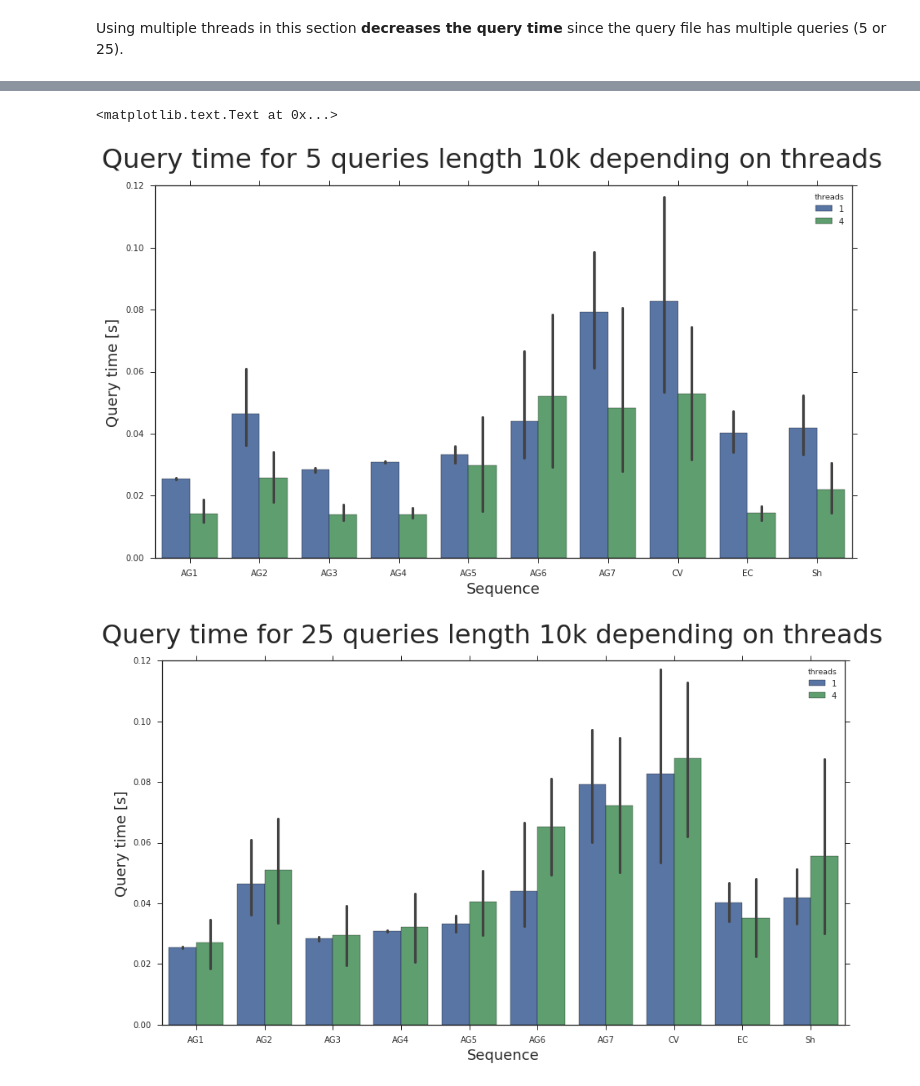
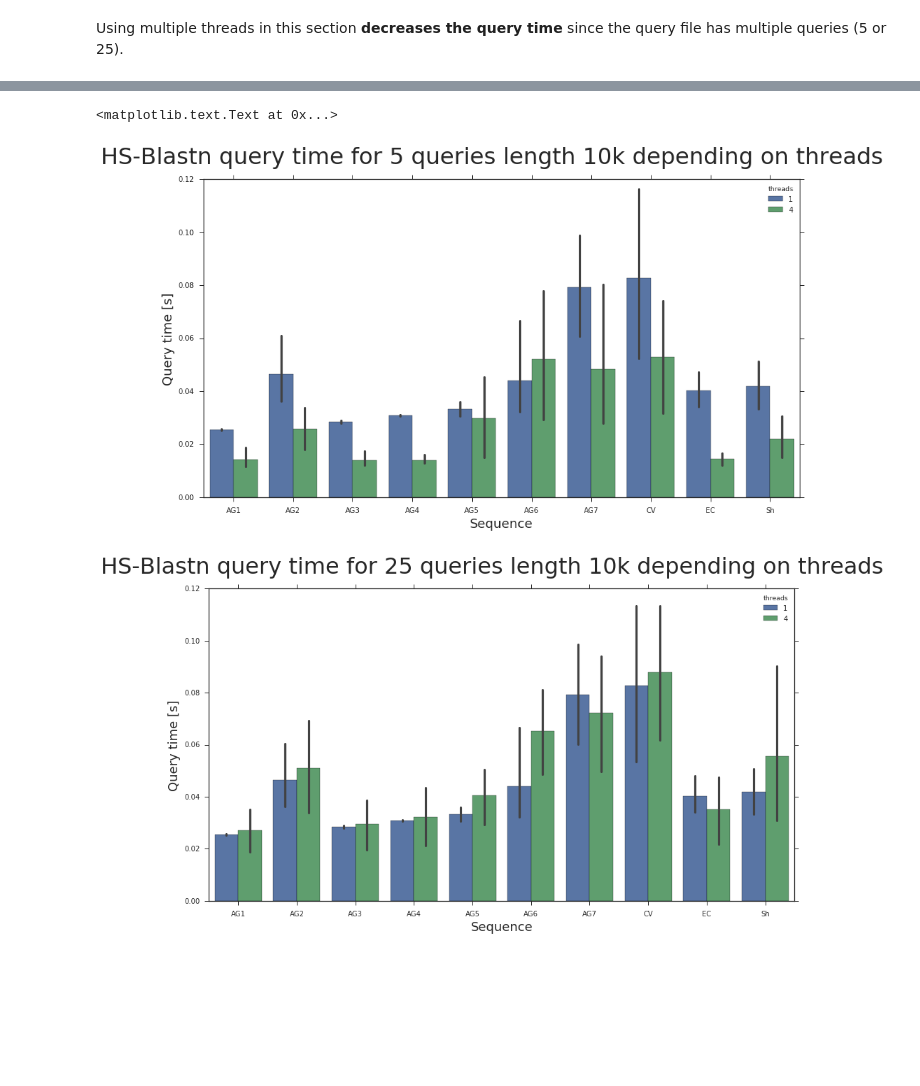
Before and after one commit to Weenkus/Phylo-research, a Jupyter notebook: results/Performance evaluation.ipynb, the cells around one changed output, grey strips where cells are left out. Cells and saved outputs as stored; diff of their text form; code cells hidden in the pictures; blank space fills up the shorter version.

```diff
--- a/results/Performance evaluation.ipynb
+++ b/results/Performance evaluation.ipynb
@@ -467,33 +560,33 @@ plt.suptitle("Query time for 25 queries length 100k depending on threads", fonts
 # %%
 multiQ_q5_t1['threads']=1
 multiQ_q5_t4['threads']=4
 combainedq5 = multiQ_q5_t1
 combainedq5 = combainedq5.append(multiQ_q5_t4)
 
 multiQ_q25_t1['threads']=1
 multiQ_q25_t4['threads']=4
 combainedq25 = multiQ_q25_t1
 combainedq25 = combainedq5.append(multiQ_q25_t4)
 
 # Filter for a fixed query length
 combainedq25 = combainedq25[combainedq25['query length']==10000]
 combainedq5 = combainedq5[combainedq5['query length']==10000]
 
 plt.figure(figsize=(15,8))
 sns.barplot(x="sequence", y="query time", hue="threads", data=combainedq5)
 plt.ylabel('Query time [s]', fontsize=18)
 plt.xlabel('Sequence', fontsize=18)
-plt.suptitle("Query time for 5 queries length 10k depending on threads", fontsize = 32)
+plt.suptitle("HS-Blastn query time for 5 queries length 10k depending on threads", fontsize = 32)
 
 plt.figure(figsize=(15,8))
 sns.barplot(x="sequence", y="query time", hue="threads", data=combainedq25)
 plt.ylabel('Query time [s]', fontsize=18)
 plt.xlabel('Sequence', fontsize=18)
-plt.suptitle("Query time for 25 queries length 10k depending on threads", fontsize = 32)
+plt.suptitle("HS-Blastn query time for 25 queries length 10k depending on threads", fontsize = 32)
 # %% [output]
 <matplotlib.text.Text at 0x...>
-[figure, old version]
+[figure, new version]
-[figure, old version]
+[figure, new version]
 # %%
 multiQ_q5_t1['threads']=1
 multiQ_q5_t4['threads']=4
```
Also changed, not shown: parts of 19 cells of this notebook, 5 other files.
